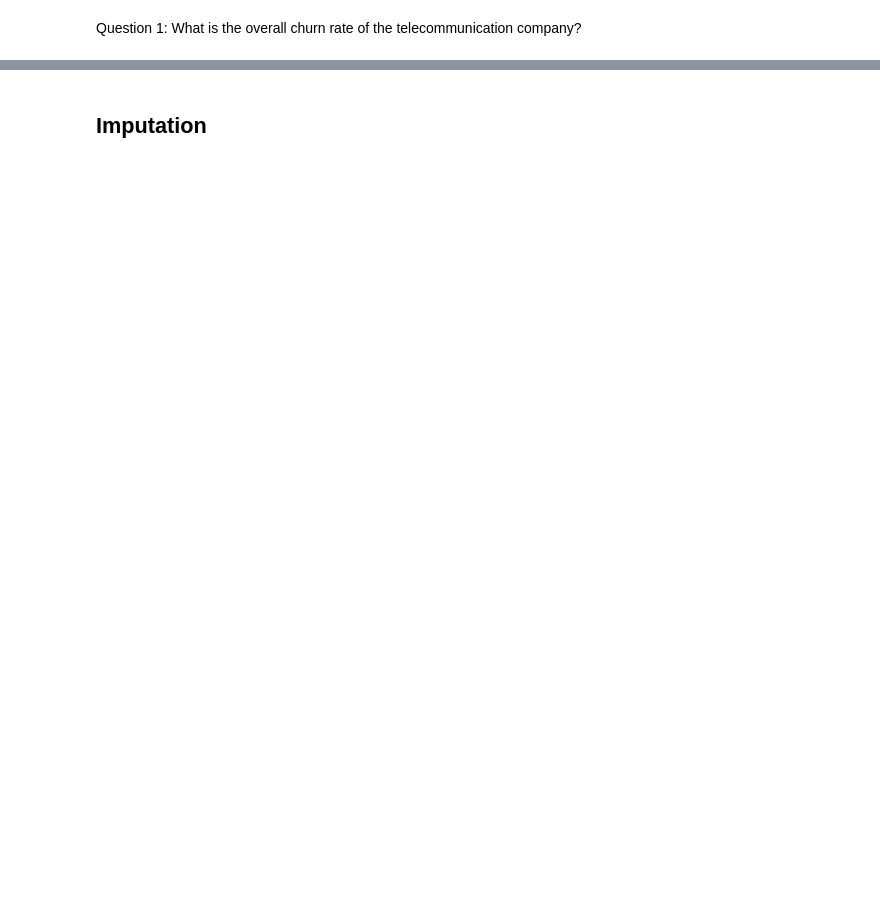
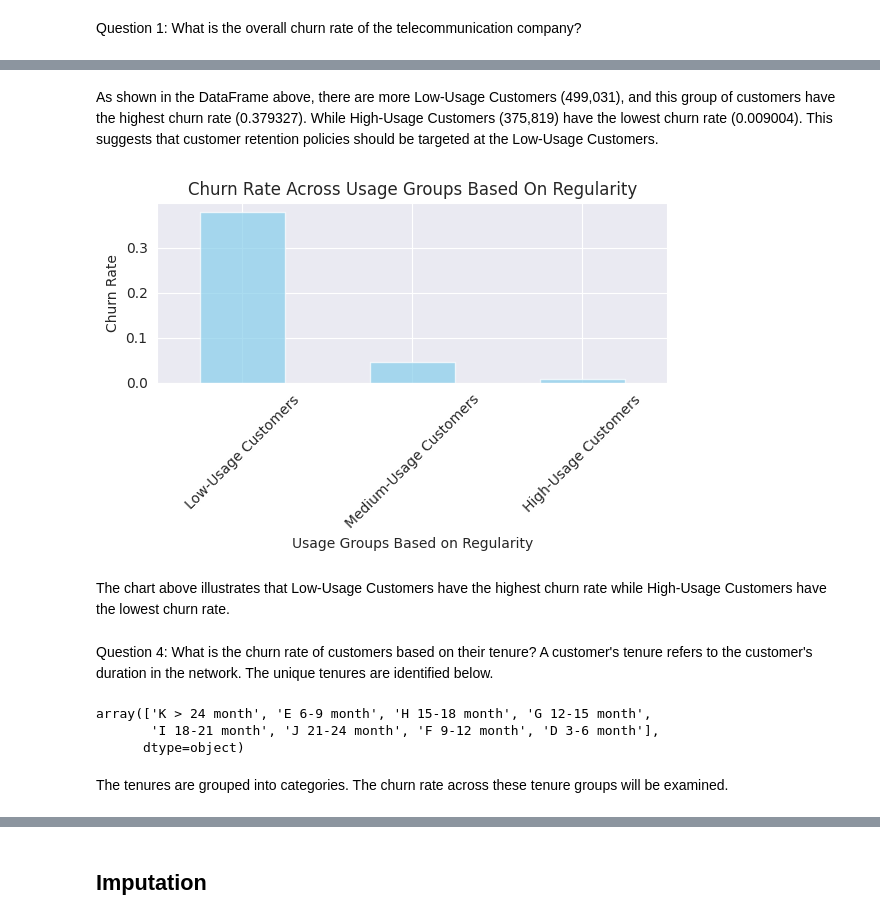
Before and after one commit to iameberedavid/Expresso-Customer-Churn-Challenge-On-Zindi, a Jupyter notebook: dev/StarterNotebook.ipynb, the cells around one changed output, grey strips where cells are left out. Cells and saved outputs as stored; diff of their text form; code cells hidden in the pictures; blank space fills up the shorter version.

```diff
--- a/dev/StarterNotebook.ipynb
+++ b/dev/StarterNotebook.ipynb
@@ -572,0 +790,36 @@ test.head()
+# %% [markdown]
+As shown in the DataFrame above, there are more Low-Usage Customers (499,031), and this group of customers have the highest churn rate (0.379327). While High-Usage Customers (375,819) have the lowest churn rate (0.009004). This suggests that customer retention policies should be targeted at the Low-Usage Customers.
+# %%
+# Plot the churn rate across the usage groups
+plt.figure(figsize=(6, 4))
+churn_rate_by_group.plot(kind='bar', color='skyblue', alpha=0.7)
+plt.title('Churn Rate Across Usage Groups Based On Regularity')
+plt.xlabel('Usage Groups Based on Regularity')
+plt.ylabel('Churn Rate')
+plt.xticks(rotation=45)
+plt.tight_layout()
+
+# Save the plot into the drive through the image_path
+file_name = 'Churn Rate Across Usage Groups Based On Regularity.png'
+file_path = os.path.join(image_path, file_name)
+plt.savefig(file_path)
+
+# Show the chart
+plt.show()
+# %% [output]
+[figure, added]
+# %% [markdown]
+The chart above illustrates that Low-Usage Customers have the highest churn rate while High-Usage Customers have the lowest churn rate.
+# %% [markdown]
+Question 4: What is the churn rate of customers based on their tenure?
+A customer's tenure refers to the customer's duration in the network. The unique tenures are identified below.
+# %%
+# Identify the unique tenures in the 'TENURE' group
+
+train['TENURE'].unique()
+# %% [output]
+array(['K > 24 month', 'E 6-9 month', 'H 15-18 month', 'G 12-15 month',
+       'I 18-21 month', 'J 21-24 month', 'F 9-12 month', 'D 3-6 month'],
+      dtype=object)
+# %% [markdown]
+The tenures are grouped into categories. The churn rate across these tenure groups will be examined.
```
Also changed, not shown: parts of 44 cells of this notebook.
